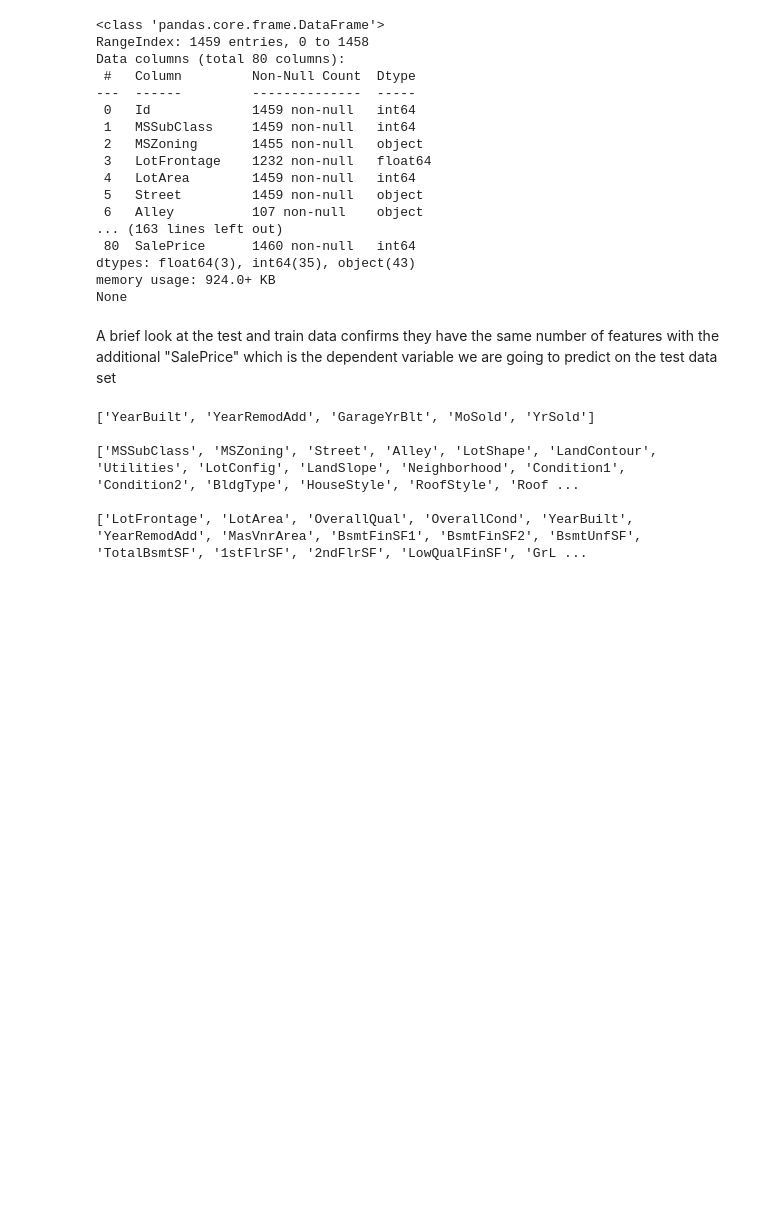
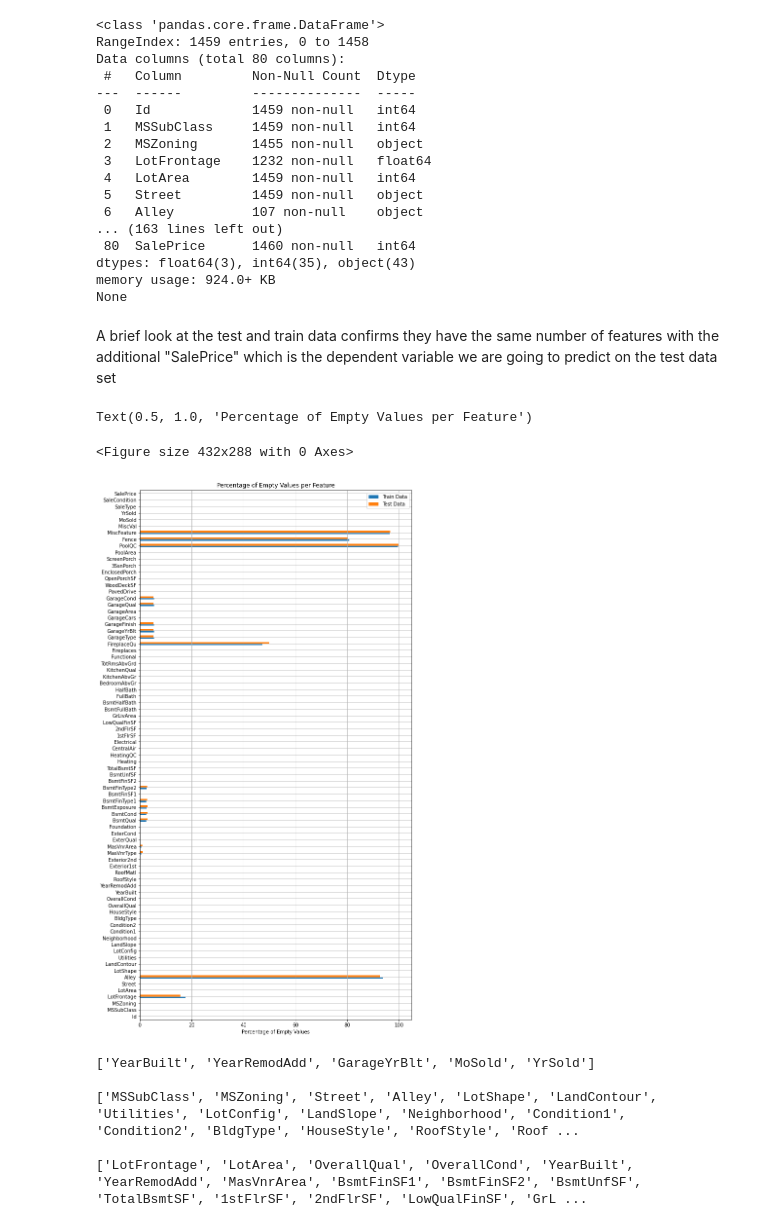
Before and after one commit to Armandovski/data_science_projects, a Jupyter notebook: housing_prices/housing_prices.ipynb, the cells around one changed output. Saved outputs shown, nothing was run; the diff lists cells and outputs as text; code cells hidden in the pictures; blank space fills up the shorter version.

Commit message:
Added empty values plot

```diff
--- a/housing_prices/housing_prices.ipynb
+++ b/housing_prices/housing_prices.ipynb
@@ -54,9 +54,25 @@ A brief look at the test and train data confirms they have the same number of fe
 # %%
 # Defining features
 features = pd.concat([df_house_train.drop(['Id', 'SalePrice'], axis=1), df_house_test.drop(['Id'], axis=1)])
 
 # Transform MSSubClass into string because numbers correspond to code, not a continuous scale
 features['MSSubClass'] = features['MSSubClass'].apply(str)
+
+# Check number of Na in the dataframe
+empty_values = df_house_train.isna().sum().head(81).apply(lambda x: x*100/len(df_house_train.index))
+empty_values = pd.concat([empty_values, df_house_test.isna().sum().head(81).apply(lambda x: x*100/len(df_house_test.index))], \
+                         axis=1)
+empty_values.columns=['Train Data', 'Test Data']
+
+# Plot Figure
+plt.figure()
+empty_values.plot.barh(figsize=(10,20), grid=1)
+plt.xlabel('Percentage of Empty Values')
+plt.title('Percentage of Empty Values per Feature')
+# %% [output]
+Text(0.5, 1.0, 'Percentage of Empty Values per Feature')
+<Figure size 432x288 with 0 Axes>
+[figure, added]
 # %%
 # Separating feature types
 time_features = [feature for feature in features.columns if 'Yr' in feature or 'Year' in feature \
```
